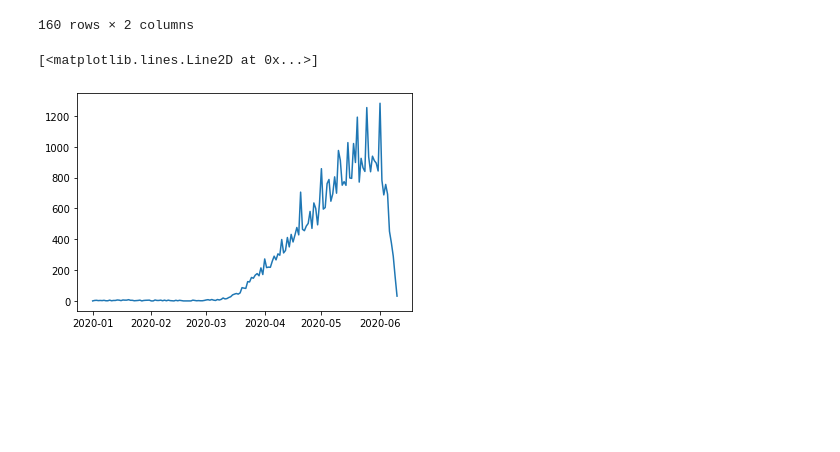
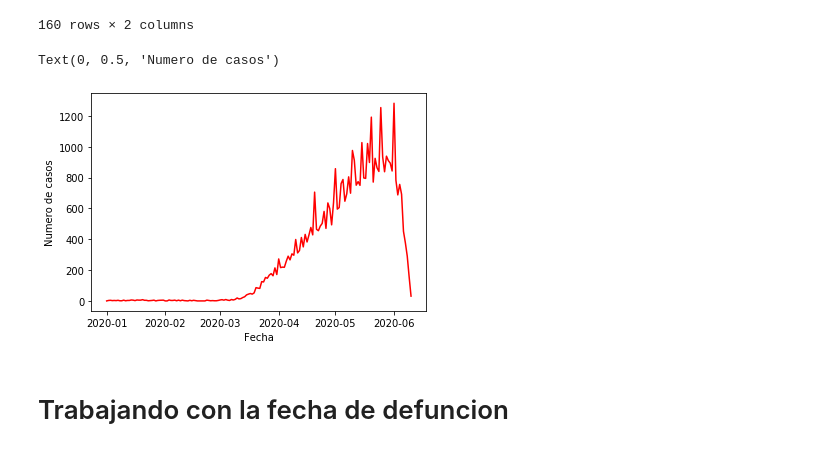
Before and after one commit to artthuro6/Covid-19, a Jupyter notebook: Diabetes covid.ipynb, the cells around one changed output. Cells and saved outputs as stored; diff of their text form; code cells hidden in the pictures; blank space fills up the shorter version.

Commit message:
Trabajando fechas defuncion, diabetes

```diff
--- a/Diabetes covid.ipynb
+++ b/Diabetes covid.ipynb
@@ -286,7 +286,11 @@ d_sintomas
 | 87 | 2020-06-10 | 32 |
 160 rows × 2 columns
 # %%
-plt.plot(d_sintomas["Fecha"],d_sintomas["Cantidad"])
+plt.plot(d_sintomas["Fecha"],d_sintomas["Cantidad"], color="r")
+plt.xlabel("Fecha")
+plt.ylabel("Numero de casos")
 # %% [output]
-[<matplotlib.lines.Line2D at 0x...>]
+Text(0, 0.5, 'Numero de casos')
-[figure, old version]
+[figure, new version]
+# %% [markdown]
+# Trabajando con la fecha de defuncion
```
Also changed, not shown: parts of 12 cells of this notebook.
